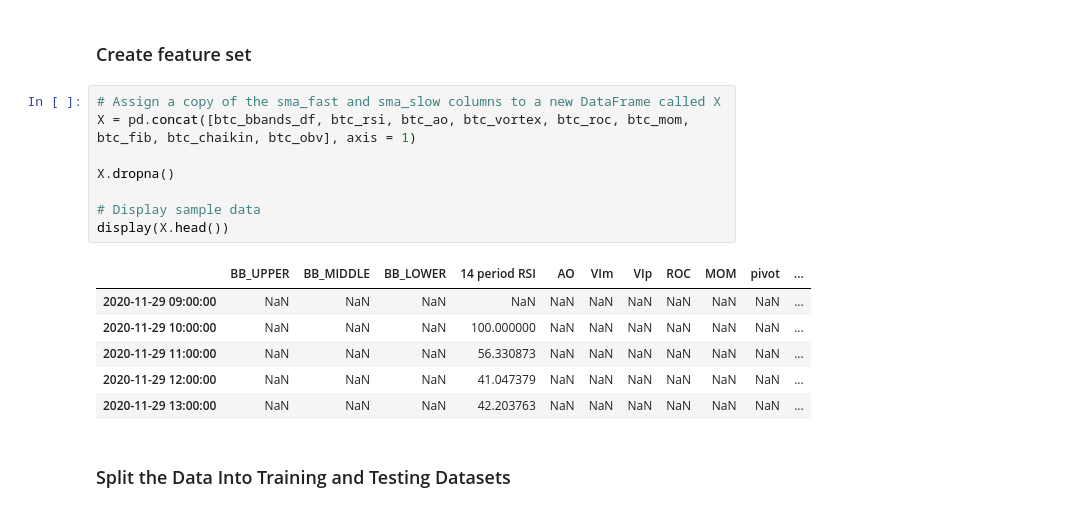
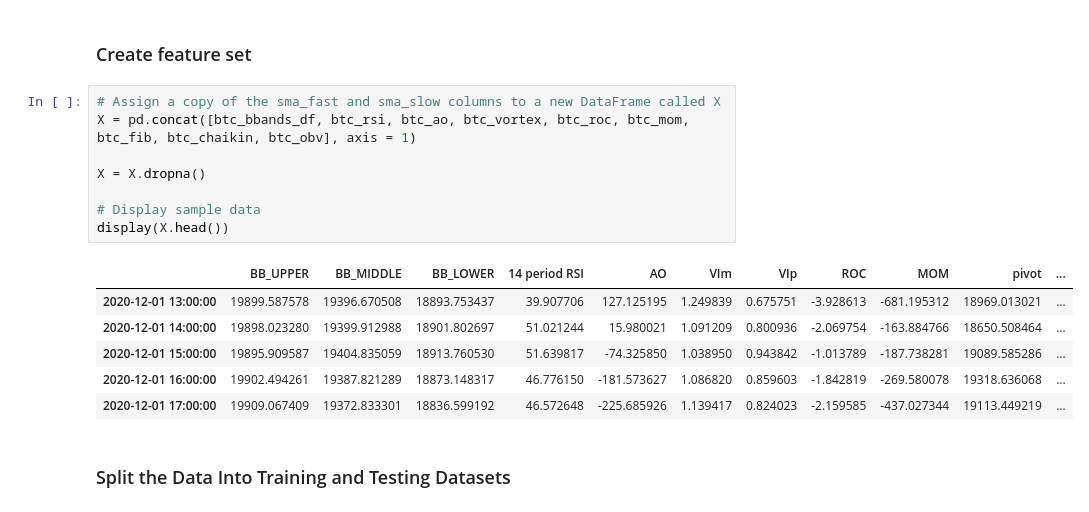
Before and after one commit to tetmiranda/Algorithmic-Trading-Bot, a Jupyter notebook: BTC_Signals_Best.ipynb, the cells around one changed output. Drawn from its saved outputs; the diff is of its cells as text.

```diff
--- a/BTC_Signals_Best.ipynb
+++ b/BTC_Signals_Best.ipynb
@@ -323,18 +323,18 @@ btc_ichi = TA.ICHIMOKU(btc_df)
 # %%
 # Assign a copy of the sma_fast and sma_slow columns to a new DataFrame called X
 X = pd.concat([btc_bbands_df, btc_rsi, btc_ao, btc_vortex, btc_roc, btc_mom, btc_fib, btc_chaikin, btc_obv], axis = 1)
 
-X.dropna()
+X = X.dropna()
 
 # Display sample data
 display(X.head())
 # %% [output]
 |  | BB_UPPER | BB_MIDDLE | BB_LOWER | 14 period RSI | AO | VIm | VIp | ROC | MOM | pivot | ... |
-| 2020-11-29 09:00:00 | NaN | NaN | NaN | NaN | NaN | NaN | NaN | NaN | NaN | NaN | ... |
-| 2020-11-29 10:00:00 | NaN | NaN | NaN | 100.000000 | NaN | NaN | NaN | NaN | NaN | NaN | ... |
-| 2020-11-29 11:00:00 | NaN | NaN | NaN | 56.330873 | NaN | NaN | NaN | NaN | NaN | NaN | ... |
-| 2020-11-29 12:00:00 | NaN | NaN | NaN | 41.047379 | NaN | NaN | NaN | NaN | NaN | NaN | ... |
-| 2020-11-29 13:00:00 | NaN | NaN | NaN | 42.203763 | NaN | NaN | NaN | NaN | NaN | NaN | ... |
+| 2020-12-01 13:00:00 | 19899.587578 | 19396.670508 | 18893.753437 | 39.907706 | 127.125195 | 1.249839 | 0.675751 | -3.928613 | -681.195312 | 18969.013021 | ... |
+| 2020-12-01 14:00:00 | 19898.023280 | 19399.912988 | 18901.802697 | 51.021244 | 15.980021 | 1.091209 | 0.800936 | -2.069754 | -163.884766 | 18650.508464 | ... |
+| 2020-12-01 15:00:00 | 19895.909587 | 19404.835059 | 18913.760530 | 51.639817 | -74.325850 | 1.038950 | 0.943842 | -1.013789 | -187.738281 | 19089.585286 | ... |
+| 2020-12-01 16:00:00 | 19902.494261 | 19387.821289 | 18873.148317 | 46.776150 | -181.573627 | 1.086820 | 0.859603 | -1.842819 | -269.580078 | 19318.636068 | ... |
+| 2020-12-01 17:00:00 | 19909.067409 | 19372.833301 | 18836.599192 | 46.572648 | -225.685926 | 1.139417 | 0.824023 | -2.159585 | -437.027344 | 19113.449219 | ... |
 # %% [markdown]
 ### Split the Data Into Training and Testing Datasets
 # %%
```
Also changed, not shown: parts of 13 cells of this notebook.
